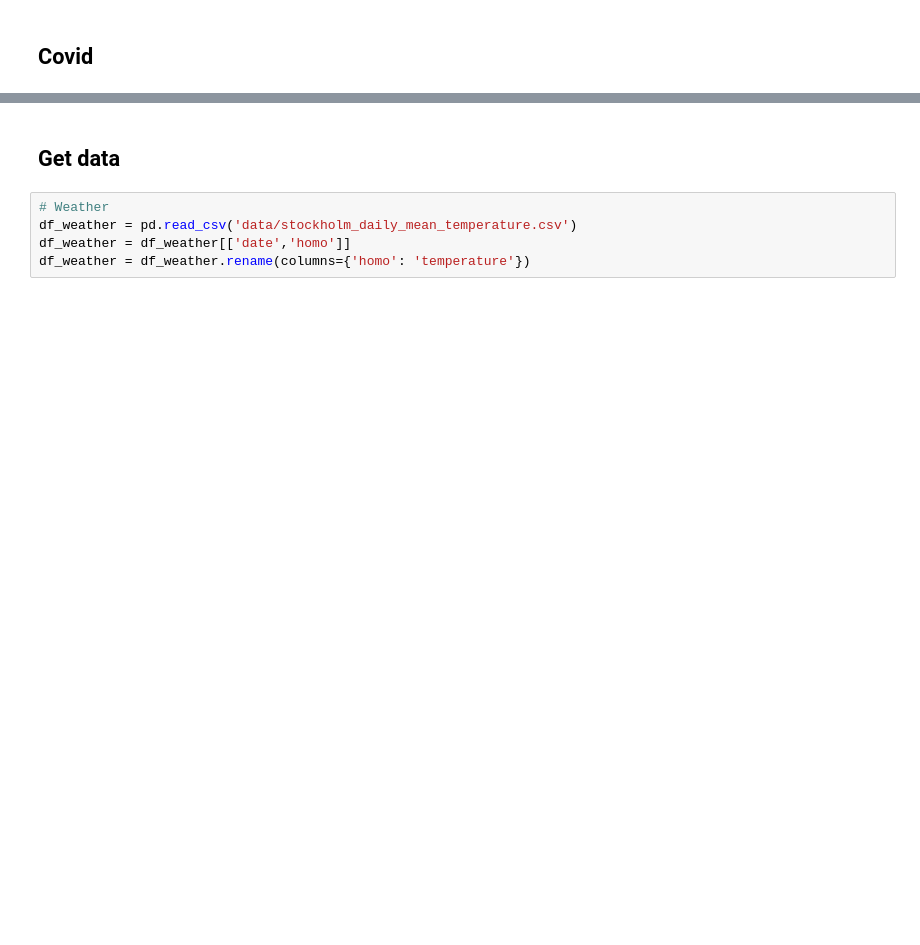
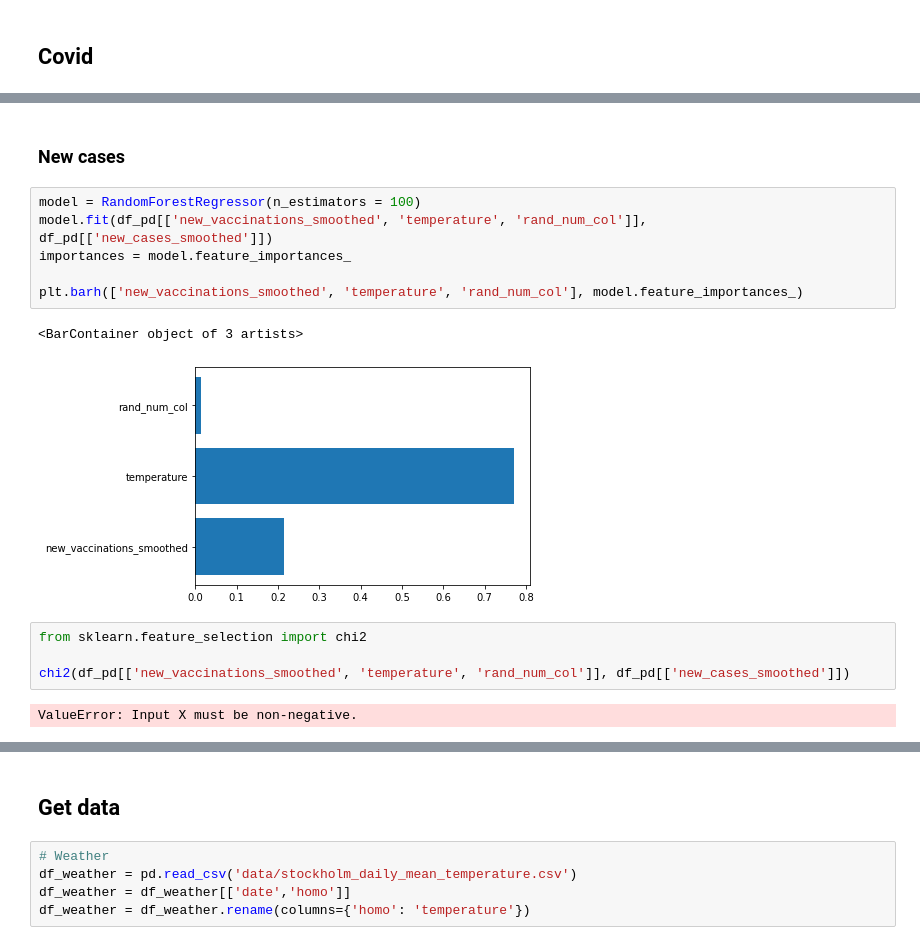
Before and after one commit to annasanchez27/covid-vaccination, a Jupyter notebook: experiments.ipynb, the cells around one changed output, grey strips where cells are left out. Saved outputs shown, nothing was run; the diff lists cells and outputs as text; blank space fills up the shorter version.

```diff
--- a/experiments.ipynb
+++ b/experiments.ipynb
@@ -22,0 +67,17 @@ root
+# %% [markdown]
+### New cases
+# %%
+model = RandomForestRegressor(n_estimators = 100)
+model.fit(df_pd[['new_vaccinations_smoothed', 'temperature', 'rand_num_col']], df_pd[['new_cases_smoothed']])
+importances = model.feature_importances_
+
+plt.barh(['new_vaccinations_smoothed', 'temperature', 'rand_num_col'], model.feature_importances_)
+# %% [output]
+<BarContainer object of 3 artists>
+[figure, added]
+# %%
+from sklearn.feature_selection import chi2
+
+chi2(df_pd[['new_vaccinations_smoothed', 'temperature', 'rand_num_col']], df_pd[['new_cases_smoothed']])
+# %% [output]
+ValueError: Input X must be non-negative.
```
Also changed, not shown: parts of 16 cells of this notebook.
